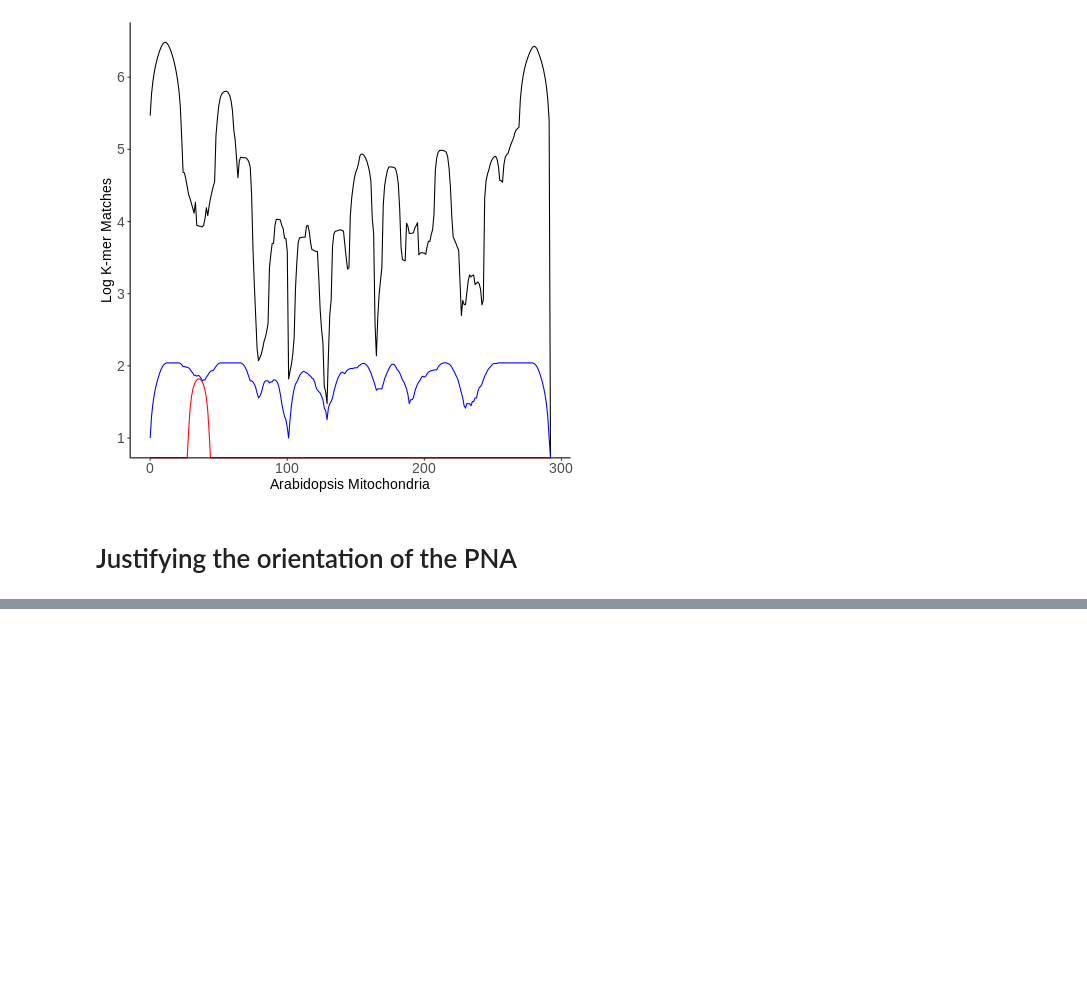
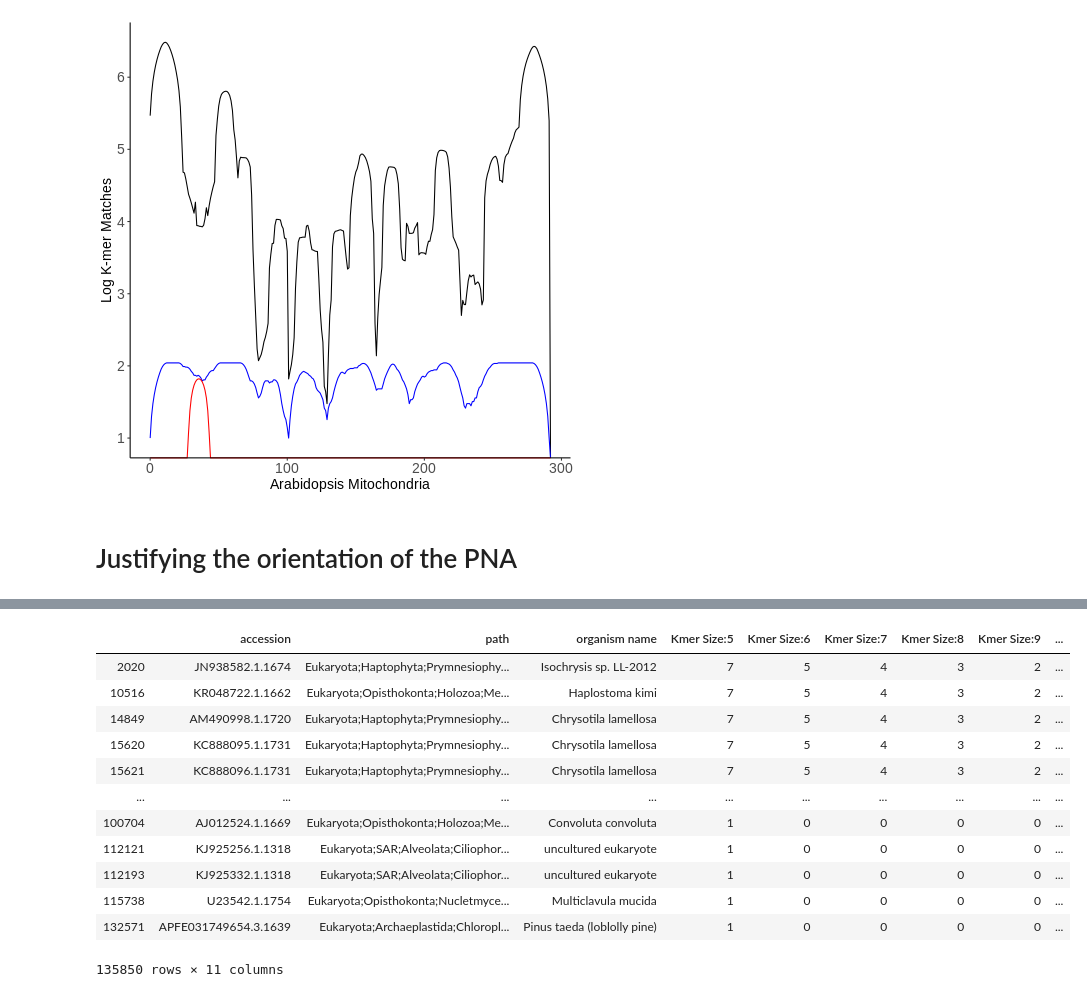
Before and after one commit to SEpapoulis/MAPT, a Jupyter notebook: Moccia_PNA/Moccia_PNA.ipynb, the cells around one changed output, grey strips where cells are left out. Cells and saved outputs as stored; diff of their text form; code cells hidden in the pictures; blank space fills up the shorter version.

```diff
--- a/Moccia_PNA/Moccia_PNA.ipynb
+++ b/Moccia_PNA/Moccia_PNA.ipynb
@@ -216,0 +347,20 @@ Enumerating GCCGGCGATGCG for k-mer range 8-12 in 29123 sequences
+# %%
+#preping Euk sequences
+F='GTGYCAGCMGCCGCGGTAA'
+R='CCGYCAATTYMTTTRAGTTT'
+gPNA = "CGGCCGCTACGC"
+accessions = silva.get_accessions(Euk)
+Euk_seqs=silva.get_seqs(accessions)
+Euk_V4=[]
+numEuk=len(Euk_seqs)
+for i,entry in enumerate(Euk_seqs):
+    print("{}% Complete".format(str(round(i/numEuk*100,2))),end='\r')
+
+    accession,seq=entry
+    try:
+        V4 = pna_designer.InSilico_PCR.sim_amplify(F,R,seq)
+    except pna_designer.InSilico_PCR.PrimerError:
+        V4=''
+    if V4:
+        Euk_V4.append((accession,V4))
+print("100% Complete")
@@ -216,0 +369,3 @@ Enumerating GCCGGCGATGCG for k-mer range 8-12 in 29123 sequences
+# %%
+krng=(5,12)
+dat = Identify_Collateral(gPNA,Euk_V4,krng,F,R)
@@ -217,2 +375,2 @@ Enumerating GCCGGCGATGCG for k-mer range 8-12 in 29123 sequences
 # %%
-df=pd.DataFrame({'gPNA':gPNA_enumerate,'alternate':gPNA_alternate_enumerate})
+df = pd.DataFrame(dat)
@@ -254,0 +377,20 @@ print(alternate)
+# %%
+krng_col = ['Kmer Size:'+str(el) for el in list((range(krng[0],krng[1]+1)))]
+df.columns = ['accession','path','organism name']+krng_col
+krng_col.reverse()
+df = df.sort_values(by=krng_col,ascending=False)
+df
+# %% [output]
+|  | accession | path | organism name | Kmer Size:5 | Kmer Size:6 | Kmer Size:7 | Kmer Size:8 | Kmer Size:9 | ... |
+| 2020 | JN938582.1.1674 | Eukaryota;Haptophyta;Prymnesiophy... | Isochrysis sp. LL-2012 | 7 | 5 | 4 | 3 | 2 | ... |
+| 10516 | KR048722.1.1662 | Eukaryota;Opisthokonta;Holozoa;Me... | Haplostoma kimi | 7 | 5 | 4 | 3 | 2 | ... |
+| 14849 | AM490998.1.1720 | Eukaryota;Haptophyta;Prymnesiophy... | Chrysotila lamellosa | 7 | 5 | 4 | 3 | 2 | ... |
+| 15620 | KC888095.1.1731 | Eukaryota;Haptophyta;Prymnesiophy... | Chrysotila lamellosa | 7 | 5 | 4 | 3 | 2 | ... |
+| 15621 | KC888096.1.1731 | Eukaryota;Haptophyta;Prymnesiophy... | Chrysotila lamellosa | 7 | 5 | 4 | 3 | 2 | ... |
+| ... | ... | ... | ... | ... | ... | ... | ... | ... | ... |
+| 100704 | AJ012524.1.1669 | Eukaryota;Opisthokonta;Holozoa;Me... | Convoluta convoluta | 1 | 0 | 0 | 0 | 0 | ... |
+| 112121 | KJ925256.1.1318 | Eukaryota;SAR;Alveolata;Ciliophor... | uncultured eukaryote | 1 | 0 | 0 | 0 | 0 | ... |
+| 112193 | KJ925332.1.1318 | Eukaryota;SAR;Alveolata;Ciliophor... | uncultured eukaryote | 1 | 0 | 0 | 0 | 0 | ... |
+| 115738 | U23542.1.1754 | Eukaryota;Opisthokonta;Nucletmyce... | Multiclavula mucida | 1 | 0 | 0 | 0 | 0 | ... |
+| 132571 | APFE031749654.3.1639 | Eukaryota;Archaeplastida;Chloropl... | Pinus taeda (loblolly pine) | 1 | 0 | 0 | 0 | 0 | ... |
+135850 rows × 11 columns
```
Also changed, not shown: parts of 17 cells of this notebook, 2 other files.
